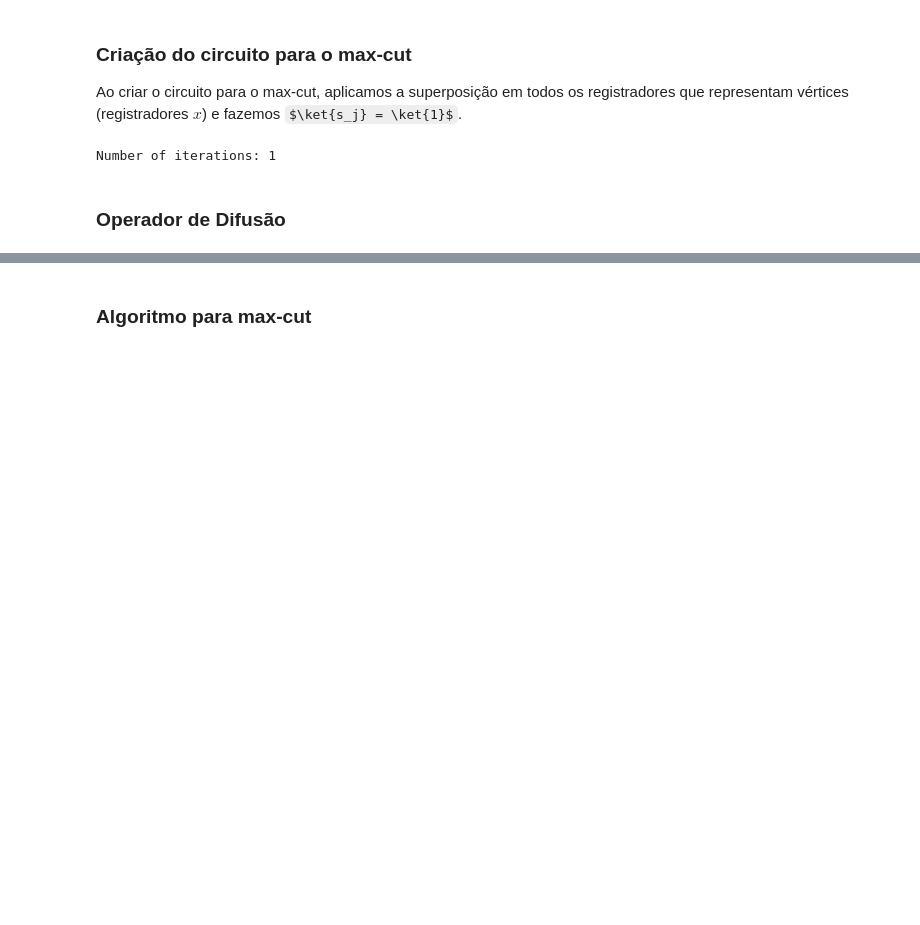
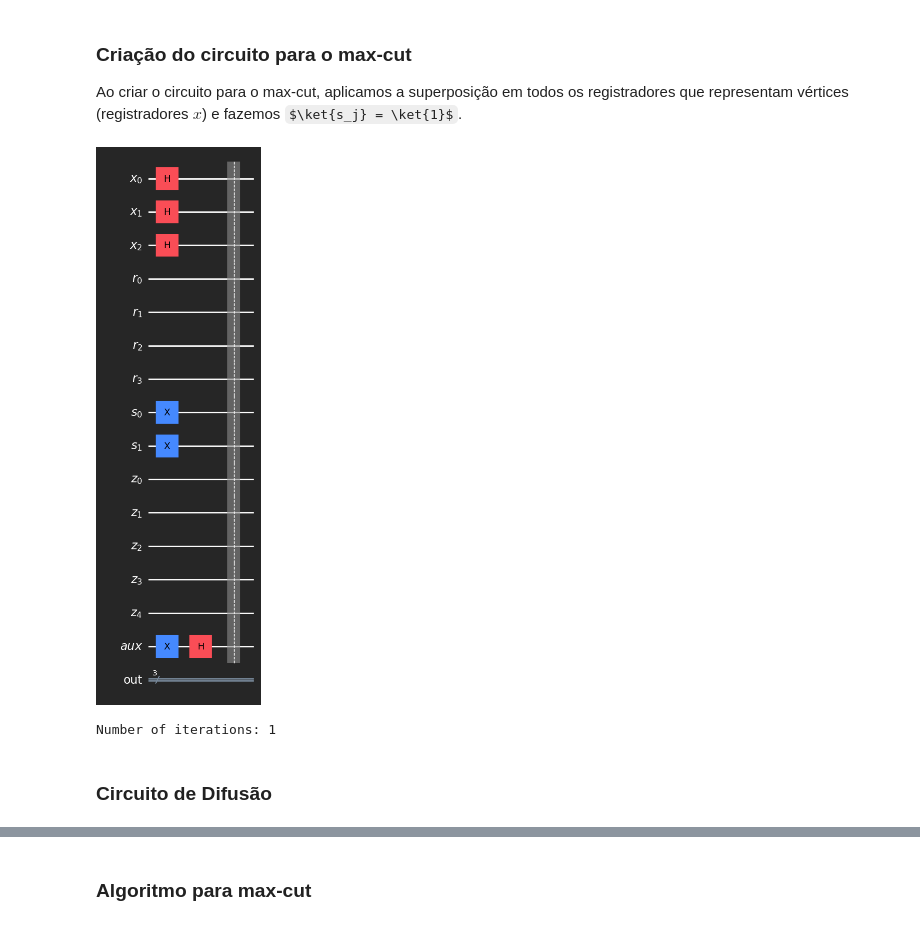
Before and after one commit to marciodojr/qc-examples, a Jupyter notebook: artigo-quantum-speedup_optimzed.ipynb, the cells around one changed output, grey strips where cells are left out. Cells and saved outputs as stored; diff of their text form; code cells hidden in the pictures; some formulas as TeX source; blank space fills up the shorter version.

```diff
--- a/artigo-quantum-speedup_optimzed.ipynb
+++ b/artigo-quantum-speedup_optimzed.ipynb
@@ -201,19 +201,32 @@ Ao criar o circuito para o max-cut, aplicamos a superposição em todos os regis
 # %%
 def create_max_cut_circuit(aux, x_reg, r_reg, s_reg, z_reg, readout) -> QuantumCircuit:
     qc = QuantumCircuit(x_reg, r_reg, s_reg, z_reg, aux, readout, name="max_cut")
 
     for qubit in x_reg:
         qc.h(qubit)
 
     for qubit in s_reg:
         qc.x(qubit)
 
     qc.x(aux)
     qc.h(aux)
 
     qc.barrier()
 
     return qc
+
+aux = QuantumRegister(1, 'aux')
+x_reg = QuantumRegister(num_vertices, 'x')
+r_reg = QuantumRegister(range_r, 'r')
+s_reg = QuantumRegister(range_s, 's')
+z_reg = QuantumRegister(range_z, 'z')
+readout = ClassicalRegister(num_vertices, 'out')
+
+qc_ex = create_max_cut_circuit(aux, x_reg, r_reg, s_reg, z_reg, readout)
+
+qc_ex.draw("mpl", style="iqp-dark")
+# %% [output]
+[figure, added]
 # %%
 num_solutions = 2
 num_runs = int(np.ceil(np.pi * np.sqrt((2**num_vertices) / num_solutions)) / 4)
@@ -221,4 +234,4 @@ print('Number of iterations:', num_runs)
 # %% [output]
 Number of iterations: 1
 # %% [markdown]
-### Operador de Difusão
+### Circuito de Difusão
```
Also changed, not shown: parts of 6 cells of this notebook.
